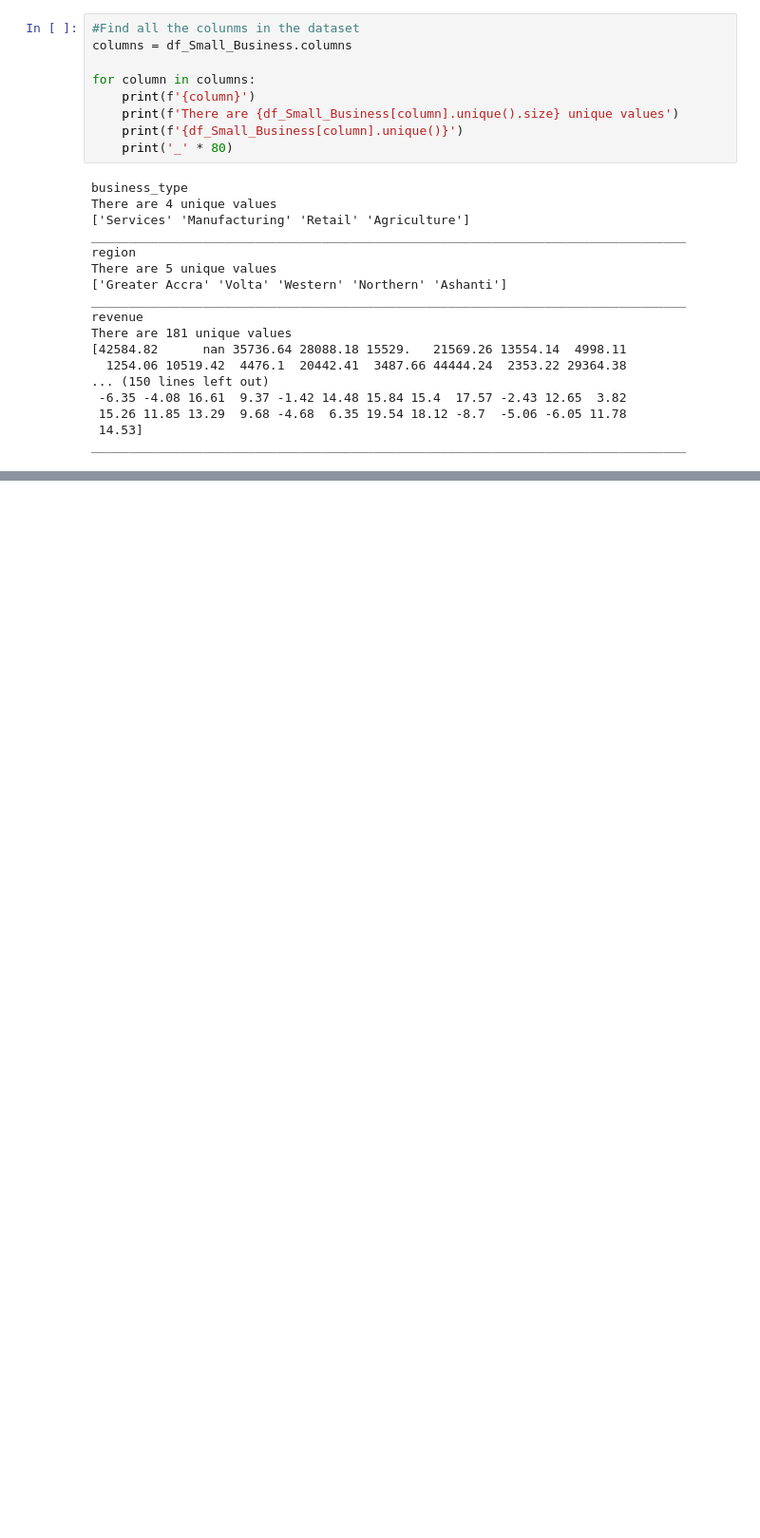
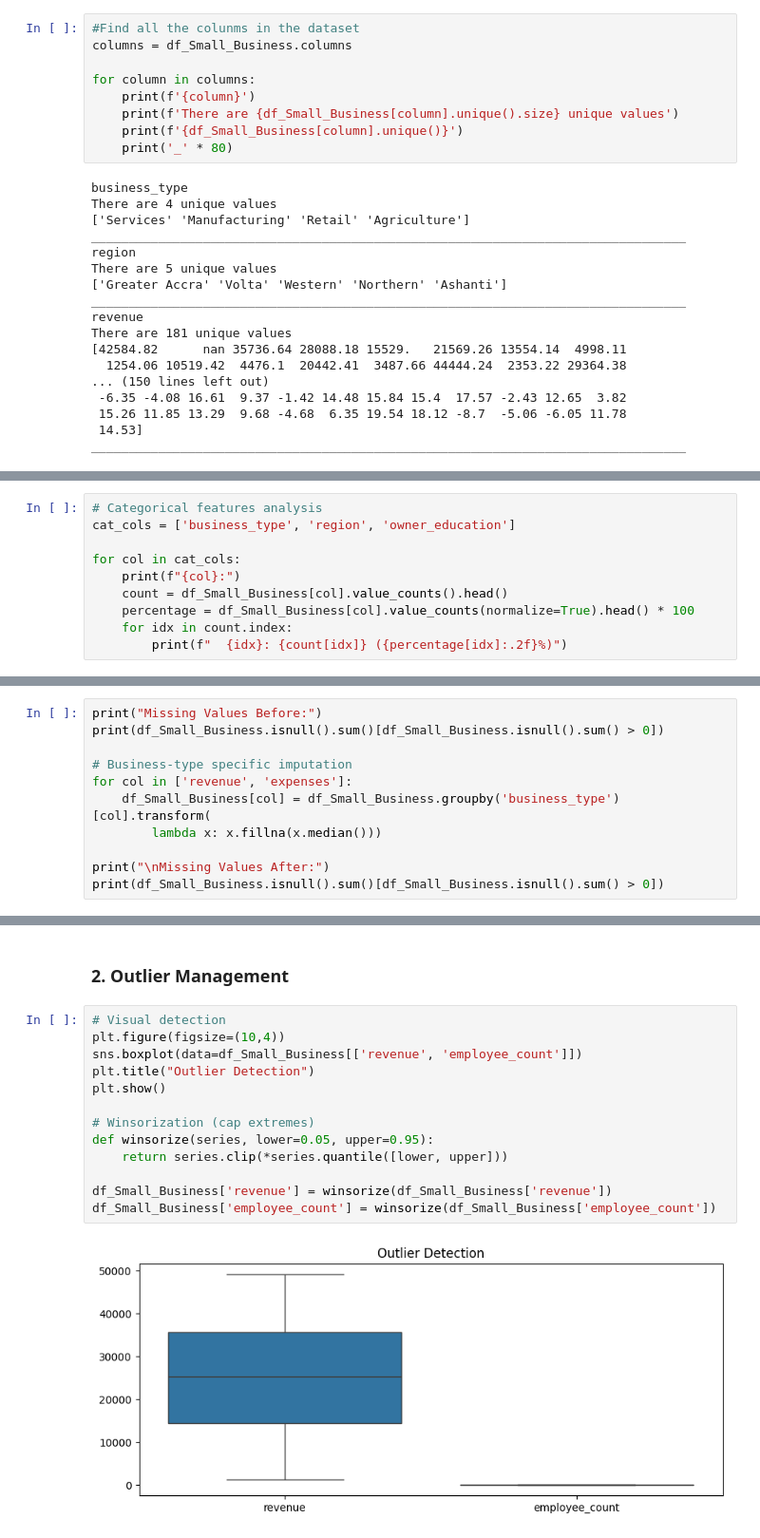
Before and after one commit to aquashie14/Small_Business_Performance_Analysis_in_Ghana, a Jupyter notebook: Noteboooks/SBPG.ipynb, the cells around one changed output, grey strips where cells are left out. Shown at 95% size. Drawn from its saved outputs; the diff is of its cells as text; blank space fills up the shorter version.

```diff
--- a/Noteboooks/SBPG.ipynb
+++ b/Noteboooks/SBPG.ipynb
@@ -123,0 +270,10 @@ ________________________________________________________________________________
+# %%
+# Categorical features analysis
+cat_cols = ['business_type', 'region', 'owner_education']
+
+for col in cat_cols:
+    print(f"{col}:")
+    count = df_Small_Business[col].value_counts().head()
+    percentage = df_Small_Business[col].value_counts(normalize=True).head() * 100
+    for idx in count.index:
+        print(f"  {idx}: {count[idx]} ({percentage[idx]:.2f}%)")
@@ -123,0 +330,11 @@ ________________________________________________________________________________
+# %%
+print("Missing Values Before:")
+print(df_Small_Business.isnull().sum()[df_Small_Business.isnull().sum() > 0])
+
+# Business-type specific imputation
+for col in ['revenue', 'expenses']:
+    df_Small_Business[col] = df_Small_Business.groupby('business_type')[col].transform(
+        lambda x: x.fillna(x.median()))
+
+print("\nMissing Values After:")
+print(df_Small_Business.isnull().sum()[df_Small_Business.isnull().sum() > 0])
@@ -123,0 +357,17 @@ ________________________________________________________________________________
+# %% [markdown]
+### 2. Outlier Management
+# %%
+# Visual detection
+plt.figure(figsize=(10,4))
+sns.boxplot(data=df_Small_Business[['revenue', 'employee_count']])
+plt.title("Outlier Detection")
+plt.show()
+
+# Winsorization (cap extremes)
+def winsorize(series, lower=0.05, upper=0.95):
+    return series.clip(*series.quantile([lower, upper]))
+
+df_Small_Business['revenue'] = winsorize(df_Small_Business['revenue'])
+df_Small_Business['employee_count'] = winsorize(df_Small_Business['employee_count'])
+# %% [output]
+[figure, added]
```
Also changed, not shown: parts of 35 cells of this notebook, 6 other files.
